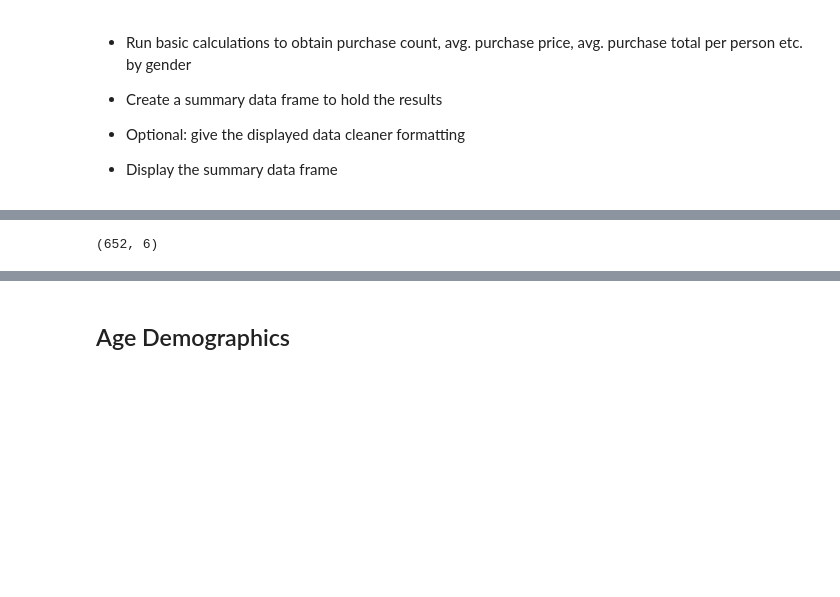
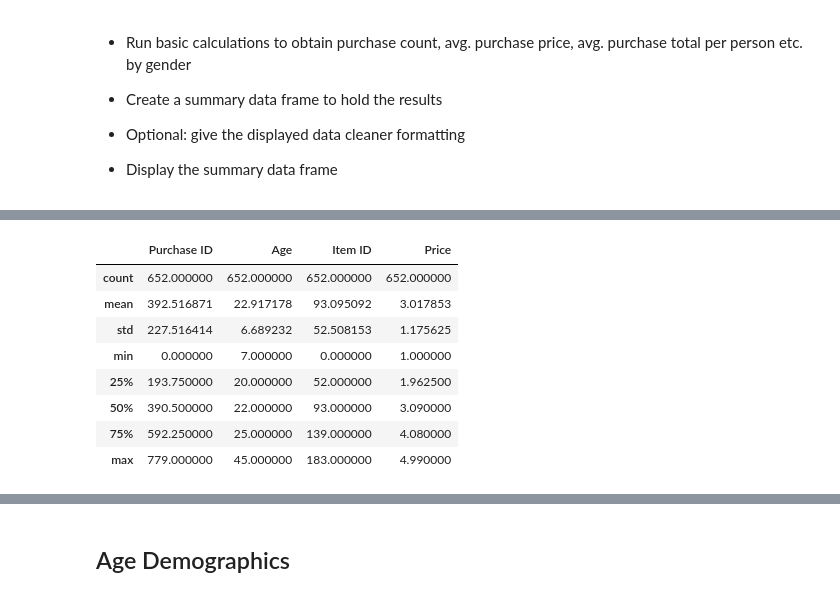
Before and after one commit to pasco27/pandas_homework, a Jupyter notebook: HerosOfPymoli/HeroesOfPymoli_starter.ipynb, the cells around one changed output, grey strips where cells are left out. Saved outputs shown, nothing was run; the diff lists cells and outputs as text; code cells hidden in the pictures; blank space fills up the shorter version.

```diff
--- a/HerosOfPymoli/HeroesOfPymoli_starter.ipynb
+++ b/HerosOfPymoli/HeroesOfPymoli_starter.ipynb
@@ -269,7 +305,15 @@ NameError: name 'gender_index' is not defined
 # %%
 purchase_count_male = gender_index.loc["Male"]
-purchase_count_male.shape
+purchase_count_male.describe()
 # %% [output]
-(652, 6)
+|  | Purchase ID | Age | Item ID | Price |
+| count | 652.000000 | 652.000000 | 652.000000 | 652.000000 |
+| mean | 392.516871 | 22.917178 | 93.095092 | 3.017853 |
+| std | 227.516414 | 6.689232 | 52.508153 | 1.175625 |
+| min | 0.000000 | 7.000000 | 0.000000 | 1.000000 |
+| 25% | 193.750000 | 20.000000 | 52.000000 | 1.962500 |
+| 50% | 390.500000 | 22.000000 | 93.000000 | 3.090000 |
+| 75% | 592.250000 | 25.000000 | 139.000000 | 4.080000 |
+| max | 779.000000 | 45.000000 | 183.000000 | 4.990000 |
 # %%
 purchase_count_other = gender_index.loc["Other / Non-Disclosed"]
```
Also changed, not shown: parts of 30 cells of this notebook.
